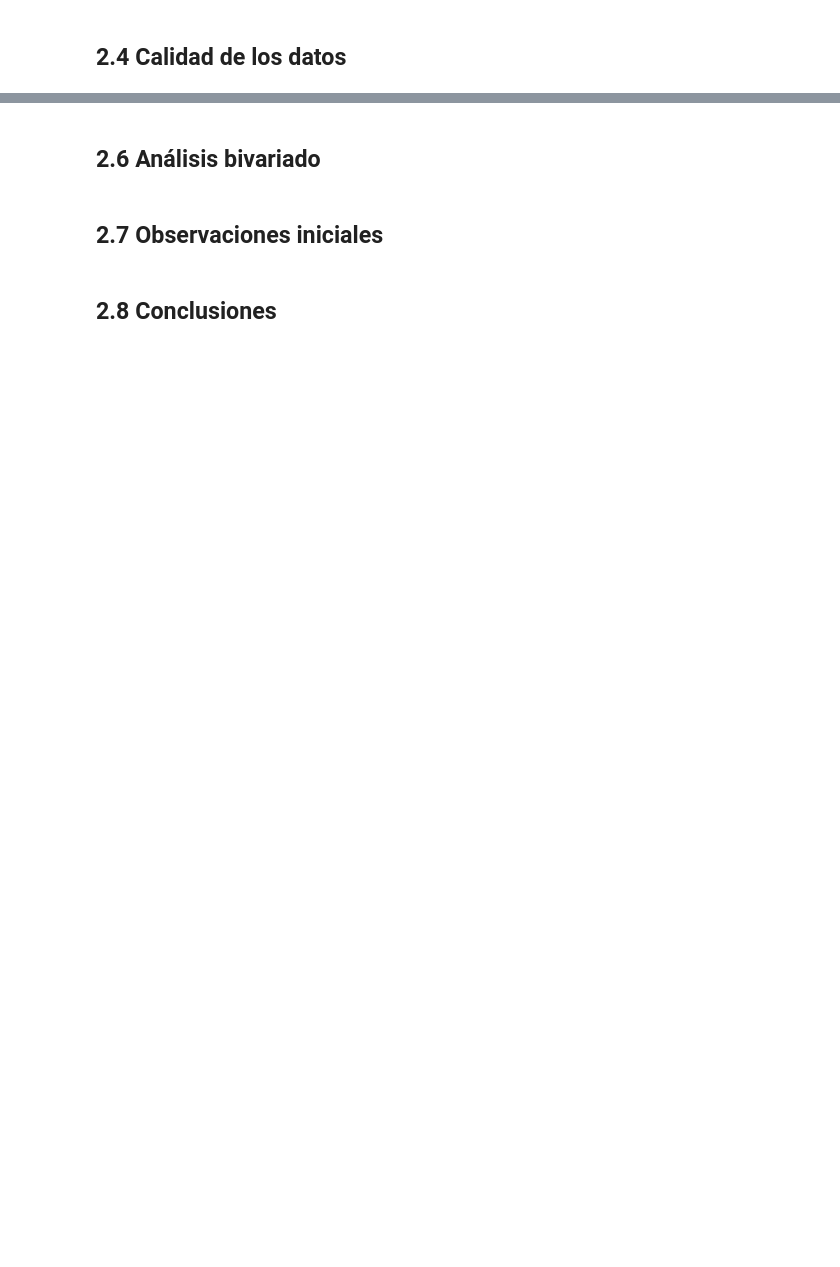
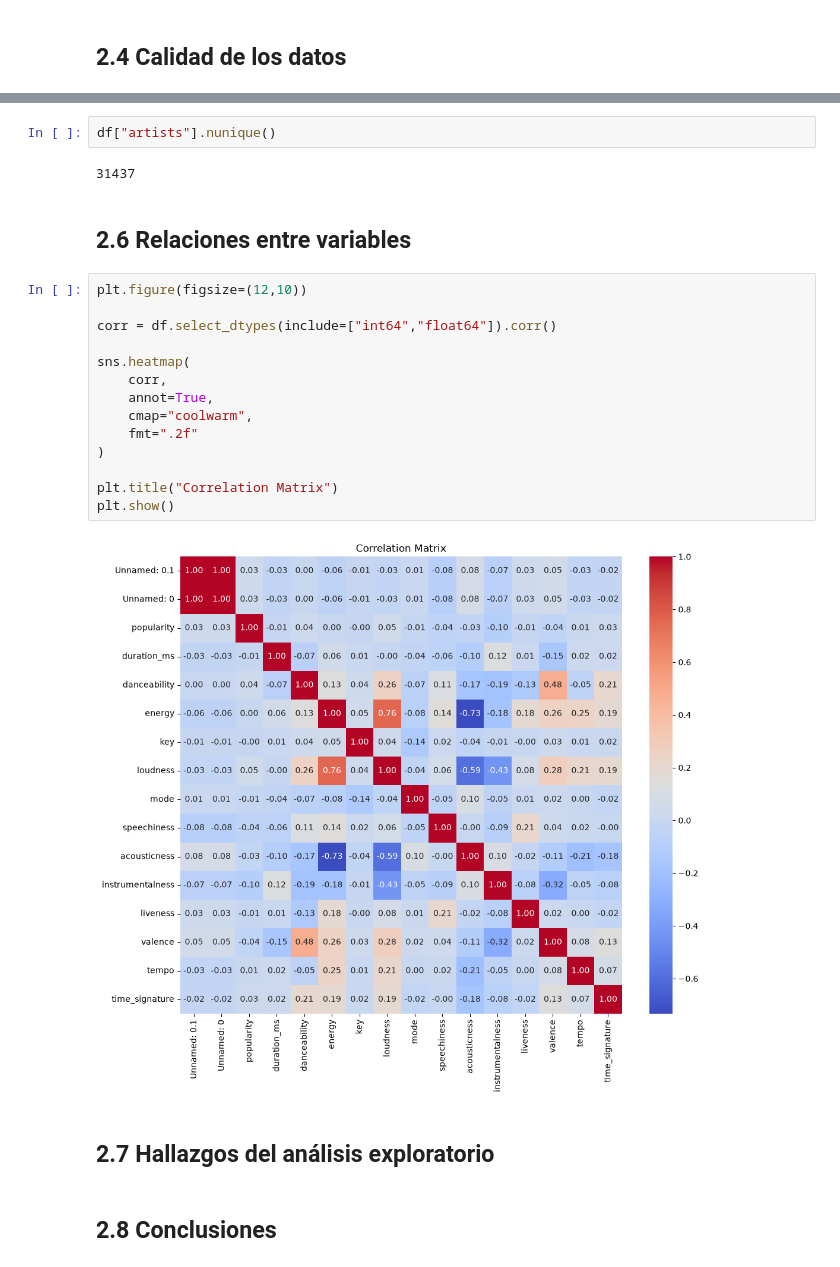
Before and after one commit to marig-777/spotify-popularity-prediction, a Jupyter notebook: notebooks/02_data_understanding.ipynb, the cells around one changed output, grey strips where cells are left out. Saved outputs shown, nothing was run; the diff lists cells and outputs as text; blank space fills up the shorter version.

```diff
--- a/notebooks/02_data_understanding.ipynb
+++ b/notebooks/02_data_understanding.ipynb
@@ -16,6 +162,26 @@ df = pd.read_csv("..\data\raw\spotify-tracks-dataset.csv")
+# %%
+df["artists"].nunique()
+# %% [output]
+31437
 # %% [markdown]
-## 2.6 Análisis bivariado
+## 2.6 Relaciones entre variables
+# %%
+plt.figure(figsize=(12,10))
+
+corr = df.select_dtypes(include=["int64","float64"]).corr()
+
+sns.heatmap(
+    corr,
+    annot=True,
+    cmap="coolwarm",
+    fmt=".2f"
+)
+
+plt.title("Correlation Matrix")
+plt.show()
+# %% [output]
+[figure, added]
 # %% [markdown]
-## 2.7 Observaciones iniciales
+## 2.7 Hallazgos del análisis exploratorio
 # %% [markdown]
 ## 2.8 Conclusiones
```
Also changed, not shown: parts of 19 cells of this notebook.
